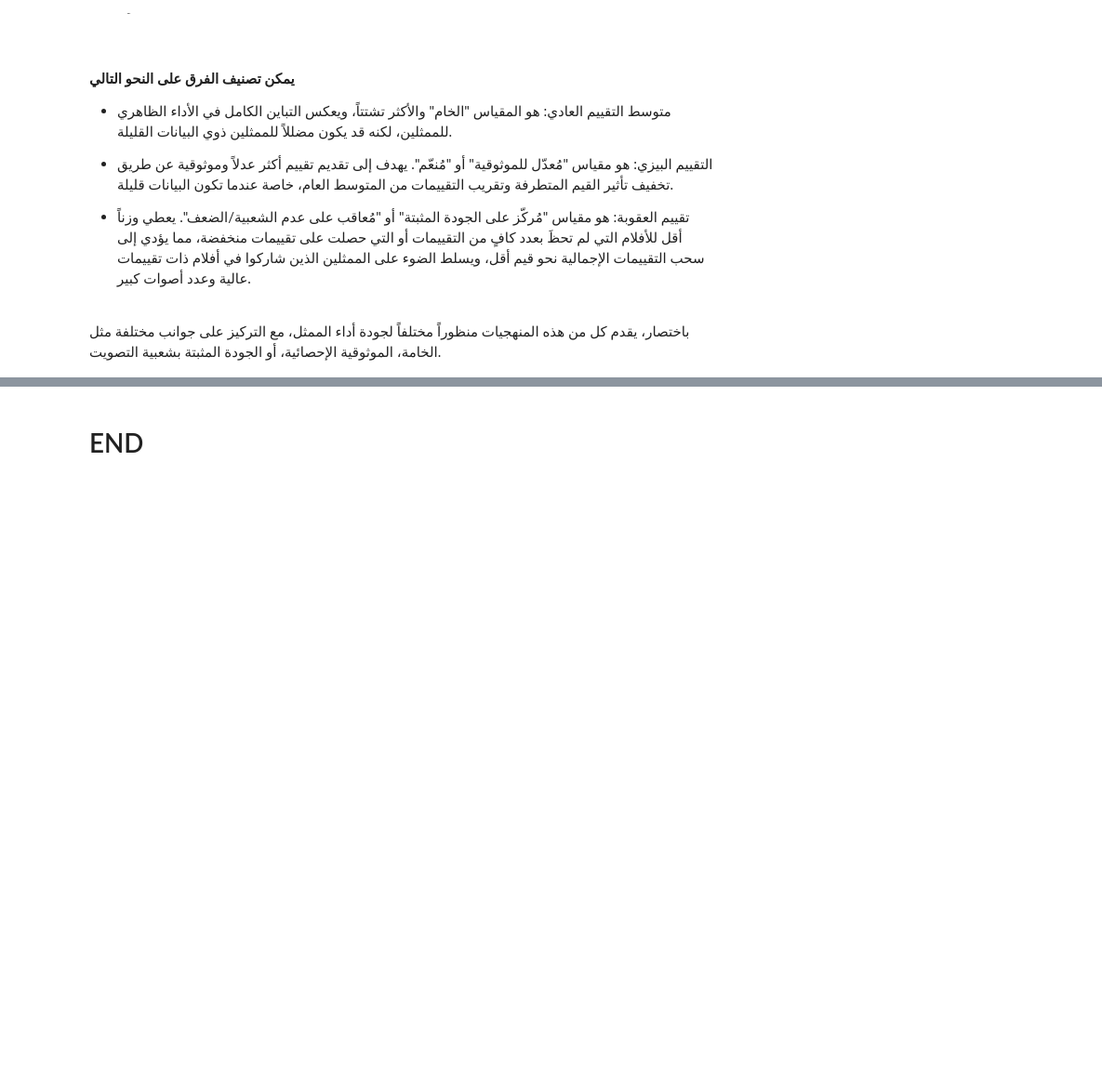
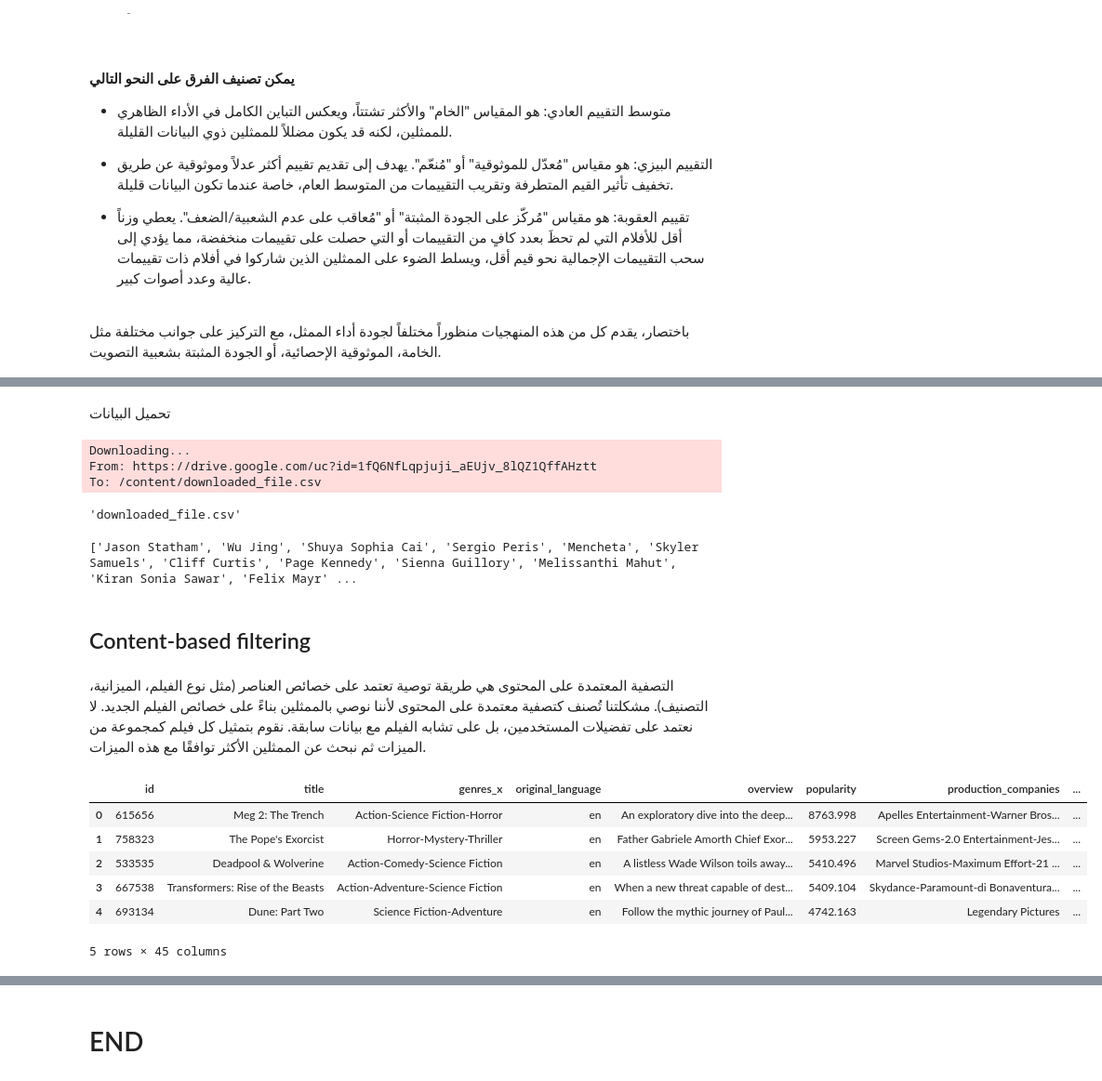
Before and after one commit to Noore573/MovieRevenue, a Jupyter notebook: CombinedNotebook.ipynb, the cells around one changed output, grey strips where cells are left out. Shown at 93% size. Drawn from its saved outputs; the diff is of its cells as text; code cells hidden in the pictures; blank space fills up the shorter version.

```diff
--- a/CombinedNotebook.ipynb
+++ b/CombinedNotebook.ipynb
@@ -3758,0 +4902,74 @@ actors_rating_hanna_df['actor_normalized'] = actors_rating_hanna_df['actor'].str
+# %% [markdown]
+تحميل البيانات
+# %%
+
+file_id = "1fQ6NfLqpjuji_aEUjv_8lQZ1QffAHztt"  # بيانات الافلام
+output_file = "downloaded_file.csv"  #
+
+gdown.download(id=file_id, output=output_file, quiet=False)
+
+movies_df = pd.read_csv(output_file)
+# %% [output]
+Downloading...
+From: https://drive.google.com/uc?id=1fQ6NfLqpjuji_aEUjv_8lQZ1QffAHztt
+To: /content/downloaded_file.csv
+'downloaded_file.csv'
+# %%
+
+
+
+
+# -------------------------------
+# استخراج اسماء الممثلين
+# -------------------------------
+def extract_actor_list(credits_str):
+
+    return [actor.strip() for actor in credits_str.split('-') if actor.strip()]
+
+
+movies_df['actor_list'] = movies_df['credits'].apply(extract_actor_list)
+
+print(movies_df['actor_list'].iloc[0])
+
+
+# استخراج الممثلين الفريدين
+all_actors = list(set([a for actors in movies_df['actor_list'] for a in actors]))
+
+# -------------------------------
+# ✅ Step 2: Generate Movie–Actor Pairs
+# توليد ازواج فلم-ممثل
+# -------------------------------
+positive_rows = []
+negative_rows = []
+
+def generate_negative_samples(row, n=5):
+    actual = set(row['actor_list'])
+    negatives = list(set(random.sample(all_actors, n + len(actual))) - actual)
+    return negatives[:n]
+
+for idx, row in movies_df.iterrows():
+    for actor in row['actor_list']:
+        positive_rows.append({'movie_id': row['id'], 'actor': actor, 'label': 1, **row.to_dict()})
+    for neg_actor in generate_negative_samples(row):
+        negative_rows.append({'movie_id': row['id'], 'actor': neg_actor, 'label': 0, **row.to_dict()})
+
+pairs_df = pd.DataFrame(positive_rows + negative_rows)
+# %% [output]
+['Jason Statham', 'Wu Jing', 'Shuya Sophia Cai', 'Sergio Peris', 'Mencheta', 'Skyler Samuels', 'Cliff Curtis', 'Page Kennedy', 'Sienna Guillory', 'Melissanthi Mahut', 'Kiran Sonia Sawar', 'Felix Mayr' ...
+# %% [markdown]
+## Content-based filtering
+# %% [markdown]
+التصفية المعتمدة على المحتوى  هي طريقة توصية تعتمد على خصائص العناصر (مثل نوع الفيلم، الميزانية، التصنيف).
+مشكلتنا تُصنف كتصفية معتمدة على المحتوى لأننا نوصي بالممثلين بناءً على خصائص الفيلم الجديد.
+لا نعتمد على تفضيلات المستخدمين، بل على تشابه الفيلم مع بيانات سابقة.
+نقوم بتمثيل كل فيلم كمجموعة من الميزات ثم نبحث عن الممثلين الأكثر توافقًا مع هذه الميزات.
+# %%
+movies_df.head()
+# %% [output]
+|  | id | title | genres_x | original_language | overview | popularity | production_companies | ... |
+| 0 | 615656 | Meg 2: The Trench | Action-Science Fiction-Horror | en | An exploratory dive into the deep... | 8763.998 | Apelles Entertainment-Warner Bros... | ... |
+| 1 | 758323 | The Pope's Exorcist | Horror-Mystery-Thriller | en | Father Gabriele Amorth Chief Exor... | 5953.227 | Screen Gems-2.0 Entertainment-Jes... | ... |
+| 2 | 533535 | Deadpool & Wolverine | Action-Comedy-Science Fiction | en | A listless Wade Wilson toils away... | 5410.496 | Marvel Studios-Maximum Effort-21 ... | ... |
+| 3 | 667538 | Transformers: Rise of the Beasts | Action-Adventure-Science Fiction | en | When a new threat capable of dest... | 5409.104 | Skydance-Paramount-di Bonaventura... | ... |
+| 4 | 693134 | Dune: Part Two | Science Fiction-Adventure | en | Follow the mythic journey of Paul... | 4742.163 | Legendary Pictures | ... |
+5 rows × 45 columns
```
Also changed, not shown: parts of 81 cells of this notebook, 1 other file.
